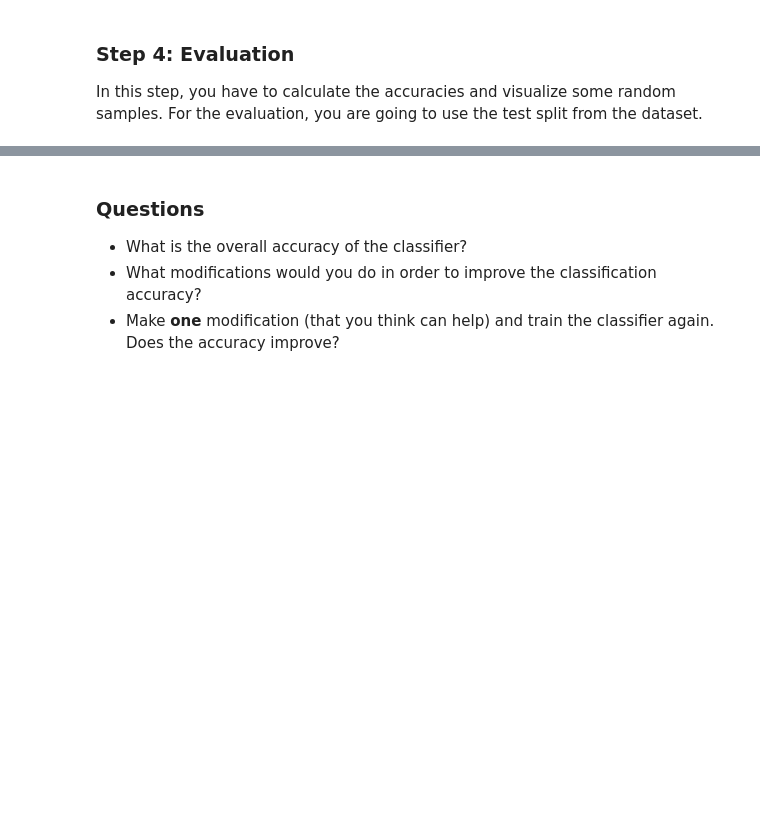
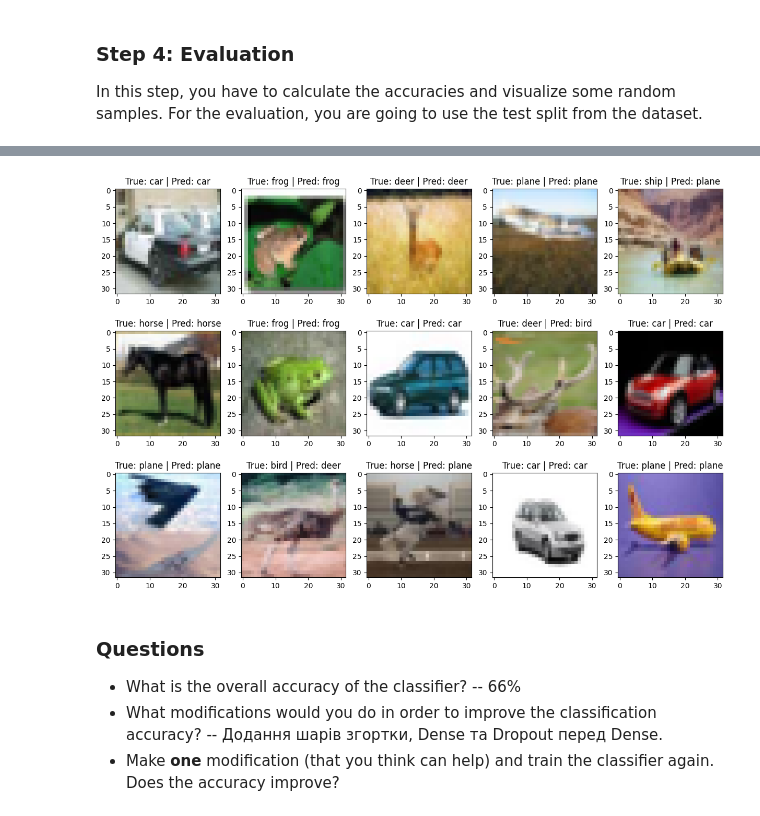
Before and after one commit to MINIAProgramStudio/MMODCV, a Jupyter notebook: lab8/Homework81.ipynb, the cells around one changed output, grey strips where cells are left out. Cells and saved outputs as stored; diff of their text form; code cells hidden in the pictures; blank space fills up the shorter version.

```diff
--- a/lab8/Homework81.ipynb
+++ b/lab8/Homework81.ipynb
@@ -88,0 +91,16 @@ model.summary()
+# %%
+# Build the classifier
+inputs = Input(shape=(size, size, 3))
+
+net = Conv2D(16, kernel_size=(3, 3), activation="relu")(inputs)
+net = MaxPooling2D(pool_size=(2, 2))(net)
+net = Conv2D(32, kernel_size=(3, 3), activation="relu")(net)
+net = MaxPooling2D(pool_size=(2, 2))(net)
+net = Flatten()(net)
+outputs = Dense(num_classes, activation="softmax")(net)
+
+model = Model(inputs, outputs)
+model.summary()
+
+# Show the model
+model.summary()
@@ -100,0 +129,11 @@ history =
+# %%
+epochs = 100
+batch_size = 128
+
+# Compile the model
+optimizer = Adam(learning_rate = 0.001)
+model.compile(loss="categorical_crossentropy", optimizer = optimizer, metrics=["accuracy"])
+
+# Train the model
+early_stopping = tf.keras.callbacks.EarlyStopping(patience=5, monitor="val_loss", restore_best_weights=True)
+history = model.fit(x_train, y_train, batch_size=batch_size, epochs=epochs, validation_split=0.1, callbacks=[early_stopping])
@@ -119,5 +180,6 @@ print('Validation Acc', h['val_accuracy'][-1])
 In this step, you have to calculate the accuracies and visualize some random samples. For the evaluation, you are going to use the test split from the dataset.
 # %%
 # Compute the labels and the predictions as sparse values
-y_true =
-y_pred =
+y_true = tf.argmax(y_test, axis=1).numpy()
+y_pred = model.predict(x_test)
+y_pred = tf.argmax(y_pred, axis=1).numpy()
@@ -124,6 +188,6 @@ y_pred =
 # %%
 # Compute and print the accuracy for each class
 for class_id, class_name in classes.items():
-
-    acc =
-    print(class_name, acc)
+    idx = (y_true == class_id)
+    acc = (y_pred[idx] == class_id).mean() if idx.any() else 0.0
+    print(f"{class_name}: {acc:.4f}")
@@ -135,13 +214,15 @@ print('Test metric', ev[1])
 # %%
 # Show random samples
 for ii in range(15):
     # Pick a random sample
-    idx =
+    idx = int(np.random.random()*len(x_test))
     # Show the results
     plt.subplot(3,5,ii+1), plt.imshow(x_test[idx, ...])
     plt.title('True: ' + str(classes[y_true[idx]]) + ' | Pred: ' + str(classes[y_pred[idx]]))
+# %% [output]
+[figure, added]
 # %% [markdown]
 ### Questions
-* What is the overall accuracy of the classifier?
-* What modifications would you do in order to improve the classification accuracy?
+* What is the overall accuracy of the classifier? -- 66%
+* What modifications would you do in order to improve the classification accuracy? -- Додання шарів згортки, Dense та Dropout перед Dense.
 * Make **one** modification (that you think can help) and train the classifier again. Does the accuracy improve?
```
Also changed, not shown: parts of 15 cells of this notebook, 1 other file.
